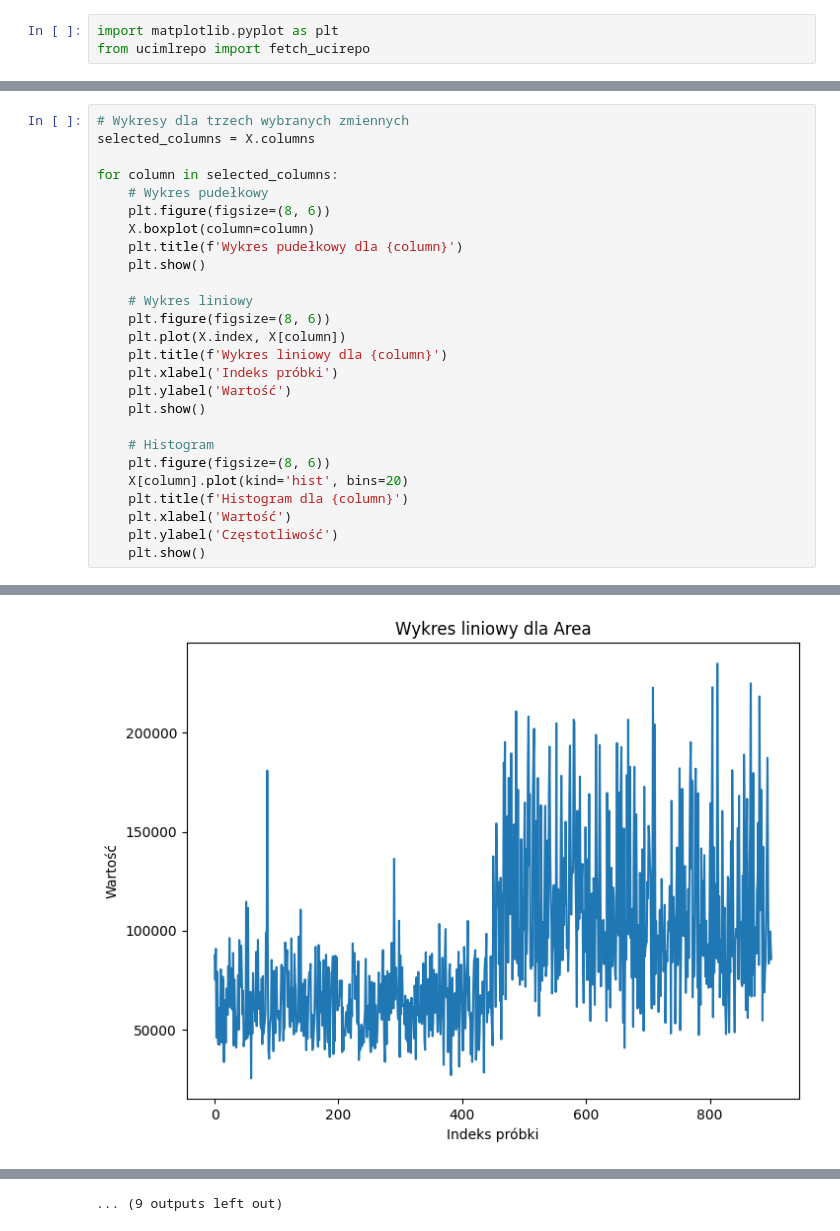
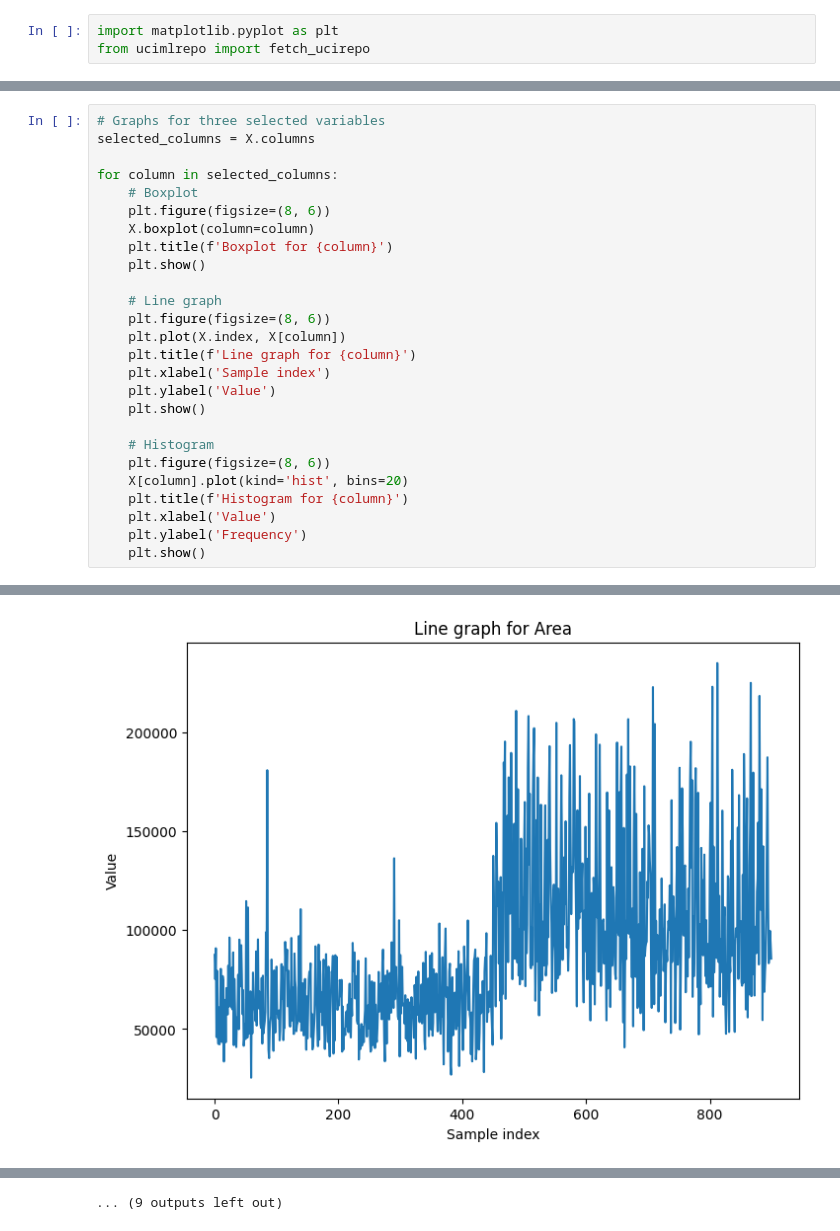
Before and after one commit to PawelGawlikDev/machine_learning, a Jupyter notebook: Lab1/Lab1.ipynb, the cells around one changed output, grey strips where cells are left out. Cells and saved outputs as stored; diff of their text form.

```diff
--- a/Lab1/Lab1.ipynb
+++ b/Lab1/Lab1.ipynb
@@ -116,29 +116,29 @@ Extent             0
 Perimeter          0
 dtype: int64
 # %%
-# Wykresy dla trzech wybranych zmiennych
+# Graphs for three selected variables
 selected_columns = X.columns
 
 for column in selected_columns:
-    # Wykres pudełkowy
+    # Boxplot
     plt.figure(figsize=(8, 6))
     X.boxplot(column=column)
-    plt.title(f'Wykres pudełkowy dla {column}')
+    plt.title(f'Boxplot for {column}')
     plt.show()
 
-    # Wykres liniowy
+    # Line graph
     plt.figure(figsize=(8, 6))
     plt.plot(X.index, X[column])
-    plt.title(f'Wykres liniowy dla {column}')
-    plt.xlabel('Indeks próbki')
-    plt.ylabel('Wartość')
+    plt.title(f'Line graph for {column}')
+    plt.xlabel('Sample index')
+    plt.ylabel('Value')
     plt.show()
 
     # Histogram
     plt.figure(figsize=(8, 6))
     X[column].plot(kind='hist', bins=20)
-    plt.title(f'Histogram dla {column}')
-    plt.xlabel('Wartość')
-    plt.ylabel('Częstotliwość')
+    plt.title(f'Histogram for {column}')
+    plt.xlabel('Value')
+    plt.ylabel('Frequency')
     plt.show()
 # %% [output]
@@ -146 +146 @@ for column in selected_columns:
-[figure, old version]
+[figure, new version]
```
Also changed, not shown: parts of 5 cells of this notebook, 3 other files.
